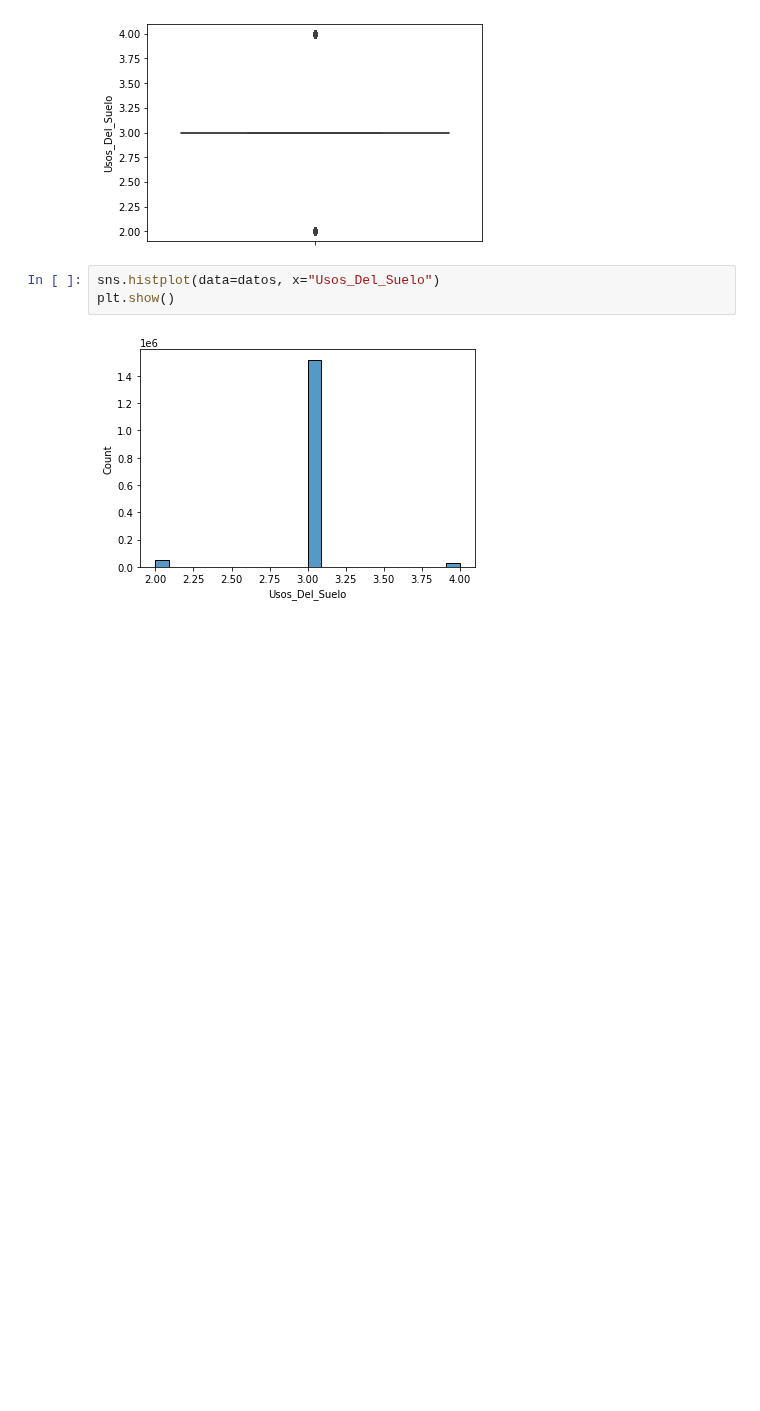
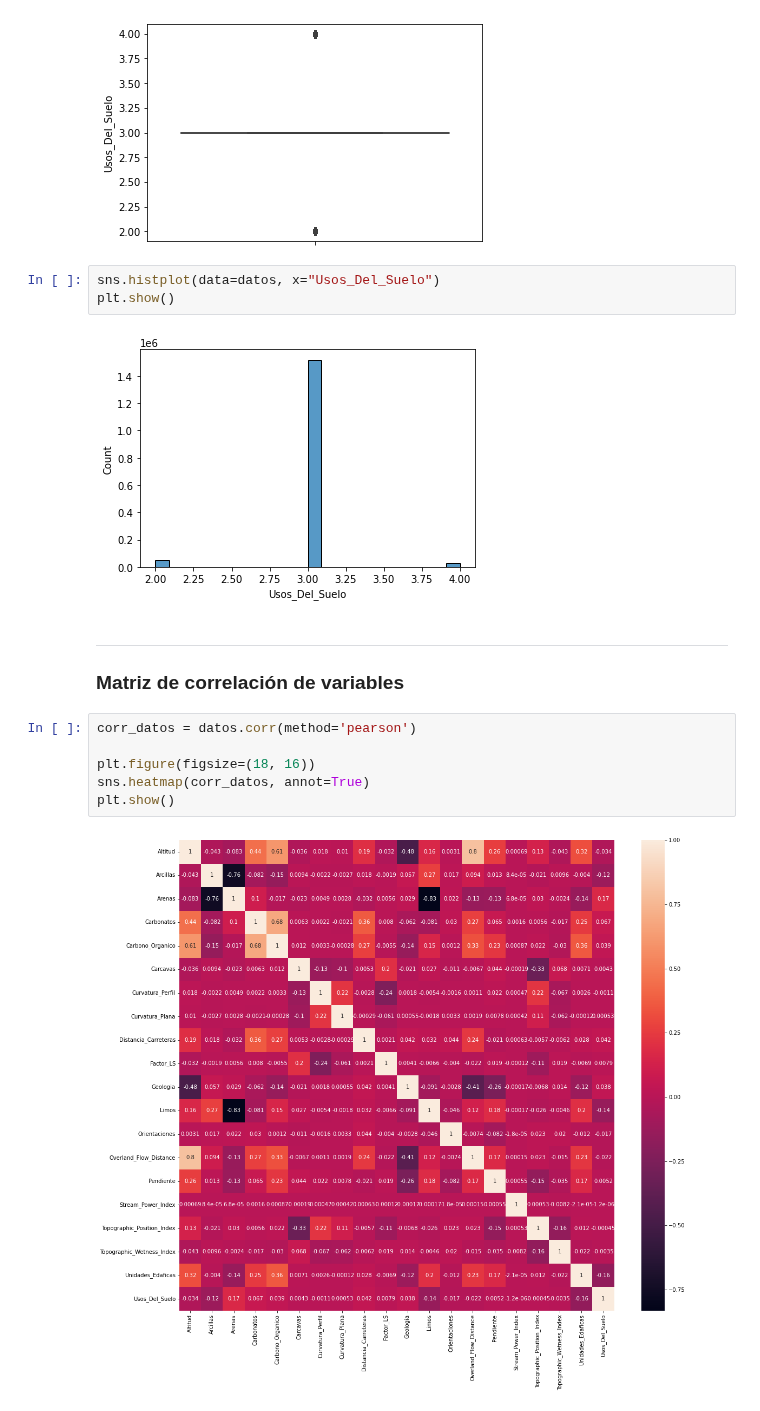
Before and after one commit to ajgm0018/TFM_Carcavas, a Jupyter notebook: SantoTome_descriptivo_con_manipulacion.ipynb, the cells around one changed output. Cells and saved outputs as stored; diff of their text form; blank space fills up the shorter version.

```diff
--- a/SantoTome_descriptivo_con_manipulacion.ipynb
+++ b/SantoTome_descriptivo_con_manipulacion.ipynb
@@ -721,3 +721,14 @@ sns.histplot(data=datos, x="Usos_Del_Suelo")
 plt.show()
 # %% [output]
 [figure]
+# %% [markdown]
+<hr>
+<h3>Matriz de correlación de variables</h3>
+# %%
+corr_datos = datos.corr(method='pearson')
+
+plt.figure(figsize=(18, 16))
+sns.heatmap(corr_datos, annot=True)
+plt.show()
+# %% [output]
+[figure, added]
```
Also changed, not shown: 1 other file.
